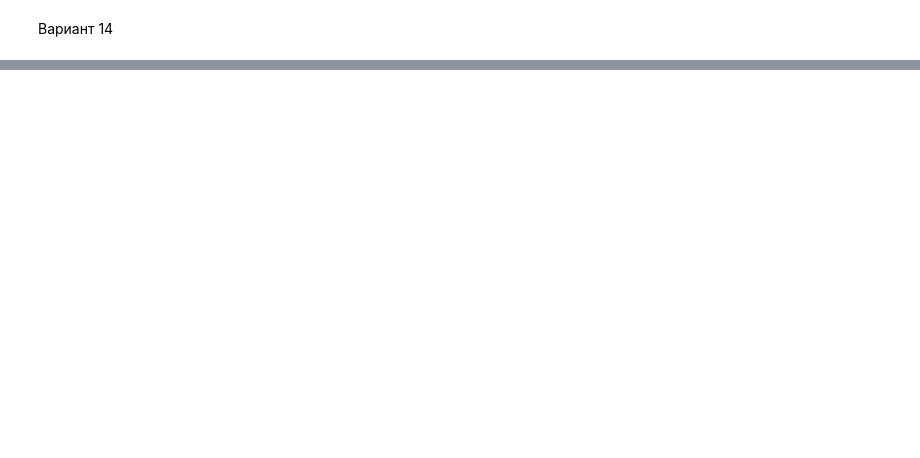
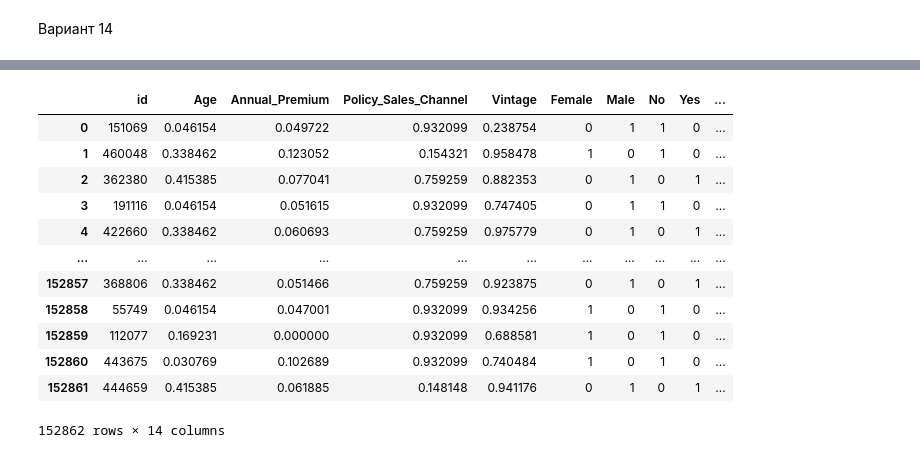
Before and after one commit to durakin/DataAnalysisMethodsLabs, a Jupyter notebook: 3/lab.ipynb, the cells around one changed output, grey strips where cells are left out. Drawn from its saved outputs; the diff is of its cells as text; code cells hidden in the pictures; blank space fills up the shorter version.

```diff
--- a/3/lab.ipynb
+++ b/3/lab.ipynb
@@ -63,0 +222,26 @@ print(levene_return, levene_return > alpha)
+# %%
+numerical_data = [
+    'Age',
+    'Annual_Premium',
+    'Policy_Sales_Channel',
+    'Vintage'
+]
+
+data_test[numerical_data] = MinMaxScaler().fit_transform(data_test[numerical_data])
+data_train[numerical_data] = MinMaxScaler().fit_transform(data_train[numerical_data])
+# %%
+data_test
+# %% [output]
+|  | id | Age | Annual_Premium | Policy_Sales_Channel | Vintage | Female | Male | No | Yes | ... |
+| 0 | 151069 | 0.046154 | 0.049722 | 0.932099 | 0.238754 | 0 | 1 | 1 | 0 | ... |
+| 1 | 460048 | 0.338462 | 0.123052 | 0.154321 | 0.958478 | 1 | 0 | 1 | 0 | ... |
+| 2 | 362380 | 0.415385 | 0.077041 | 0.759259 | 0.882353 | 0 | 1 | 0 | 1 | ... |
+| 3 | 191116 | 0.046154 | 0.051615 | 0.932099 | 0.747405 | 0 | 1 | 1 | 0 | ... |
+| 4 | 422660 | 0.338462 | 0.060693 | 0.759259 | 0.975779 | 0 | 1 | 0 | 1 | ... |
+| ... | ... | ... | ... | ... | ... | ... | ... | ... | ... | ... |
+| 152857 | 368806 | 0.338462 | 0.051466 | 0.759259 | 0.923875 | 0 | 1 | 0 | 1 | ... |
+| 152858 | 55749 | 0.046154 | 0.047001 | 0.932099 | 0.934256 | 1 | 0 | 1 | 0 | ... |
+| 152859 | 112077 | 0.169231 | 0.000000 | 0.932099 | 0.688581 | 1 | 0 | 1 | 0 | ... |
+| 152860 | 443675 | 0.030769 | 0.102689 | 0.932099 | 0.740484 | 1 | 0 | 1 | 0 | ... |
+| 152861 | 444659 | 0.415385 | 0.061885 | 0.148148 | 0.941176 | 0 | 1 | 0 | 1 | ... |
+152862 rows × 14 columns
```
Also changed, not shown: parts of 31 cells of this notebook, 1 other file.
